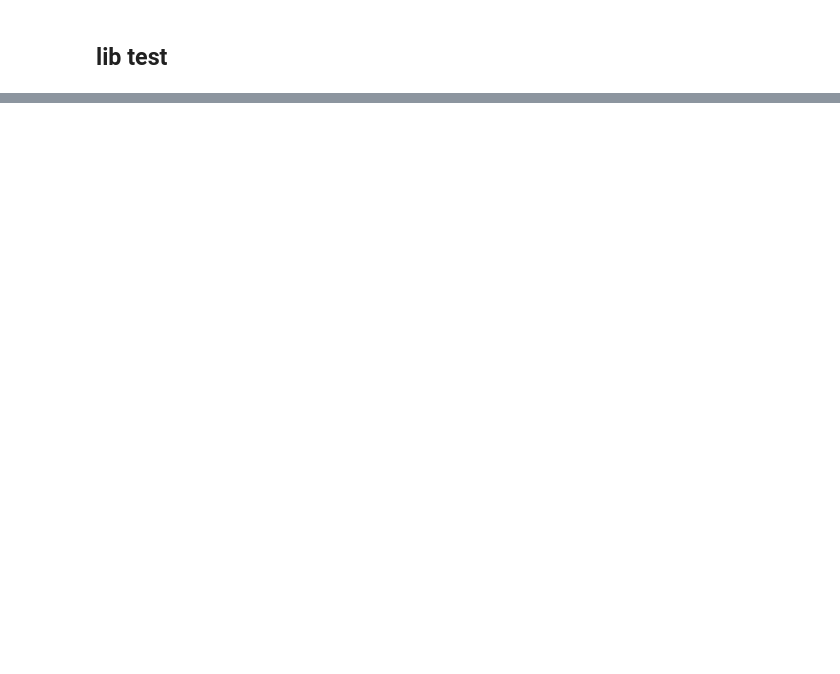
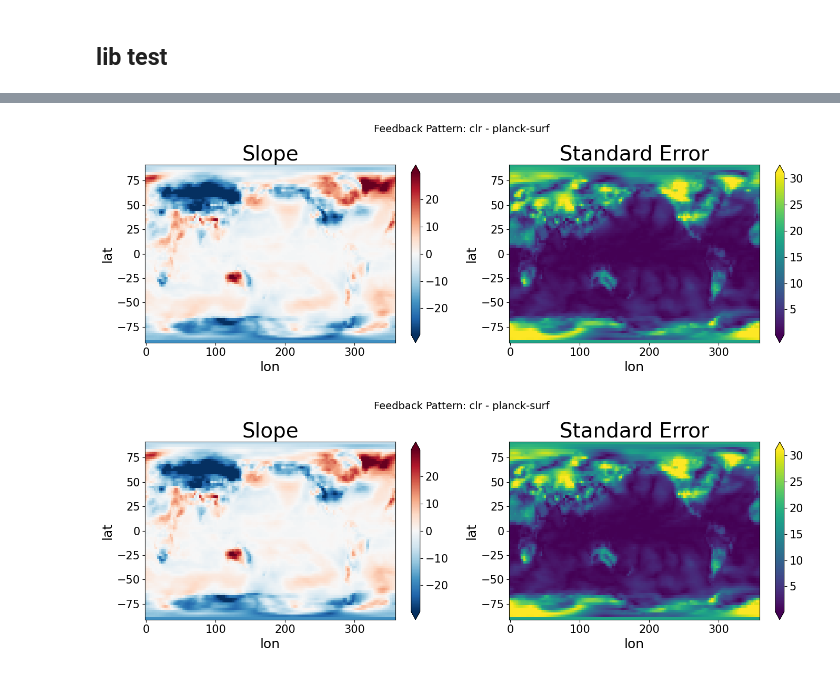
Before and after one commit to maalbanese/my_scripts, a Jupyter notebook: test_spectfbcalc.ipynb, the cells around one changed output, grey strips where cells are left out. Saved outputs shown, nothing was run; the diff lists cells and outputs as text; code cells hidden in the pictures; blank space fills up the shorter version.

```diff
--- a/test_spectfbcalc.ipynb
+++ b/test_spectfbcalc.ipynb
@@ -203,2 +238,17 @@ feedback = sfc.calc_fb_wrapper(config, kernel, standard_dict)
+# %%
+fig, axes = plt.subplots(1, 2, figsize=(14, 5))
+
+slope.plot(ax=axes[0], cmap="RdBu_r", robust=True)
+axes[0].set_title("Slope")
+
+stderr.plot(ax=axes[1], cmap="viridis", robust=True)
+axes[1].set_title("Standard Error")
+
+fig.suptitle("Feedback Pattern: clr - planck-surf", fontsize=14)
+plt.tight_layout()
+plt.show()
+# %% [output]
+[figure, added]
+[figure, added]
 # %%
 fb_cloud = sfc.feedback_cloud_wrapper(config, kernel, standard_dict)
```
Also changed, not shown: parts of 50 cells of this notebook, 4 other files.
